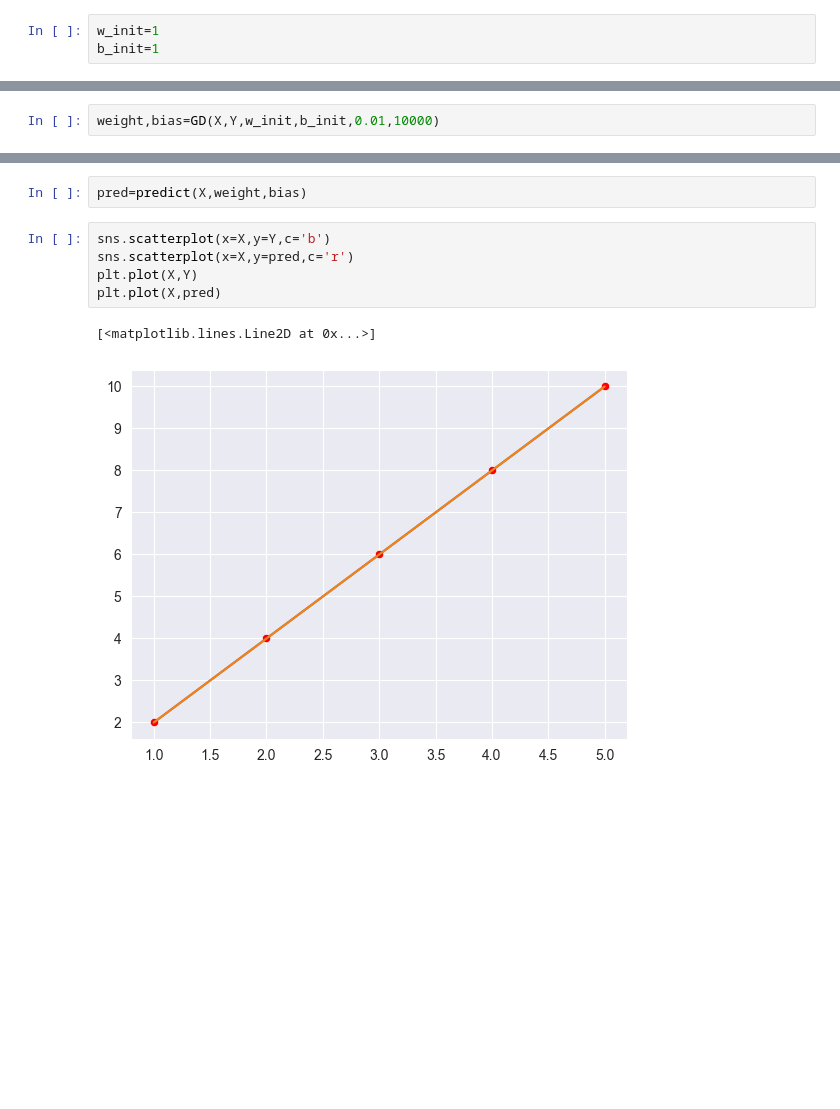
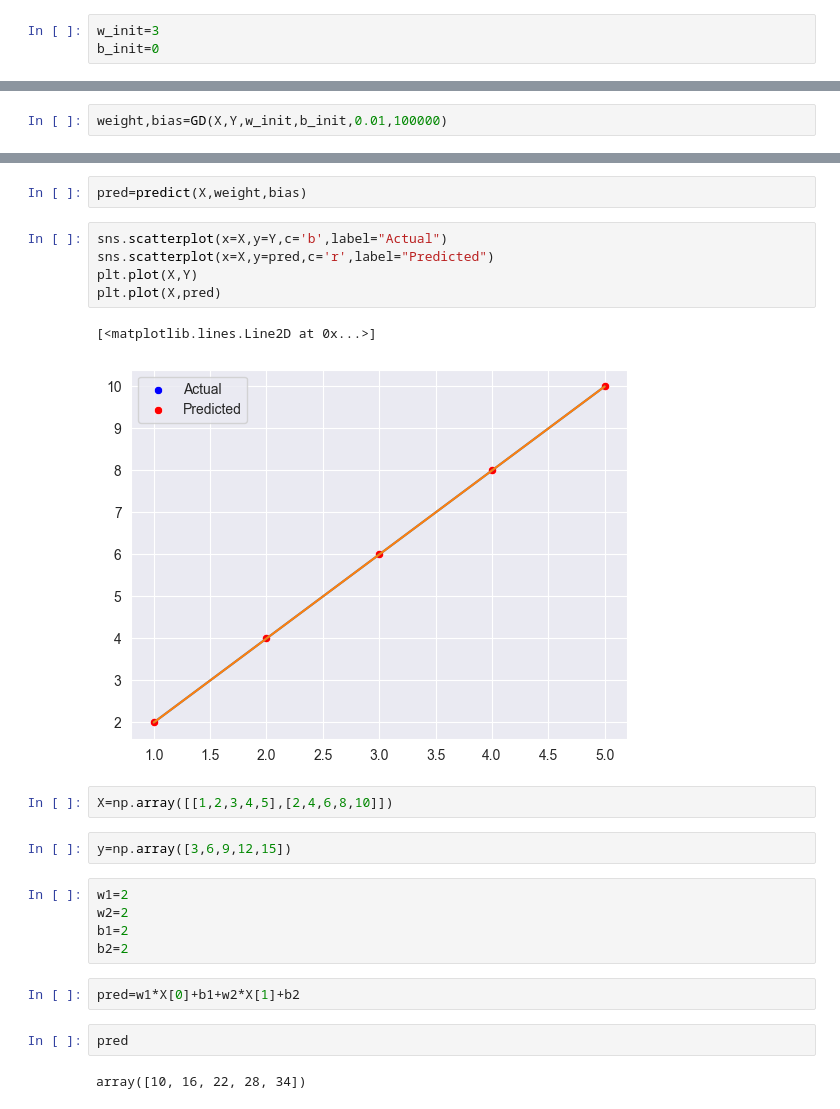
Before and after one commit to MLN142/Regression-Model, a Jupyter notebook: model.ipynb, the cells around one changed output, grey strips where cells are left out. Drawn from its saved outputs; the diff is of its cells as text; blank space fills up the shorter version.

```diff
--- a/model.ipynb
+++ b/model.ipynb
@@ -7,8 +7,8 @@ sns.set_style("darkgrid")
 X=np.array([1.0,2.0,3.0,4.0,5.0])
 Y=np.array([2.0,4.0,6.0,8.0,10.0])
 # %%
-w_init=1
-b_init=1
+w_init=3
+b_init=0
 # %%
 def predict(X,w,b):
   return X*w+b
@@ -58,7 +58,7 @@ def GD(X,Y,w,b,alpha,num_iter):
     b=b-(alpha*d_b)
   return w,b
 # %%
-weight,bias=GD(X,Y,w_init,b_init,0.01,10000)
+weight,bias=GD(X,Y,w_init,b_init,0.01,100000)
 # %%
 print(weight)
 print(bias)
@@ -68,10 +68,25 @@ print(bias)
 # %%
 pred=predict(X,weight,bias)
 # %%
-sns.scatterplot(x=X,y=Y,c='b')
-sns.scatterplot(x=X,y=pred,c='r')
+sns.scatterplot(x=X,y=Y,c='b',label="Actual")
+sns.scatterplot(x=X,y=pred,c='r',label="Predicted")
 plt.plot(X,Y)
 plt.plot(X,pred)
 # %% [output]
 [<matplotlib.lines.Line2D at 0x...>]
-[figure, old version]
+[figure, new version]
+# %%
+X=np.array([[1,2,3,4,5],[2,4,6,8,10]])
+# %%
+y=np.array([3,6,9,12,15])
+# %%
+w1=2
+w2=2
+b1=2
+b2=2
+# %%
+pred=w1*X[0]+b1+w2*X[1]+b2
+# %%
+pred
+# %% [output]
+array([10, 16, 22, 28, 34])
```
Also changed, not shown: parts of 4 cells of this notebook.
